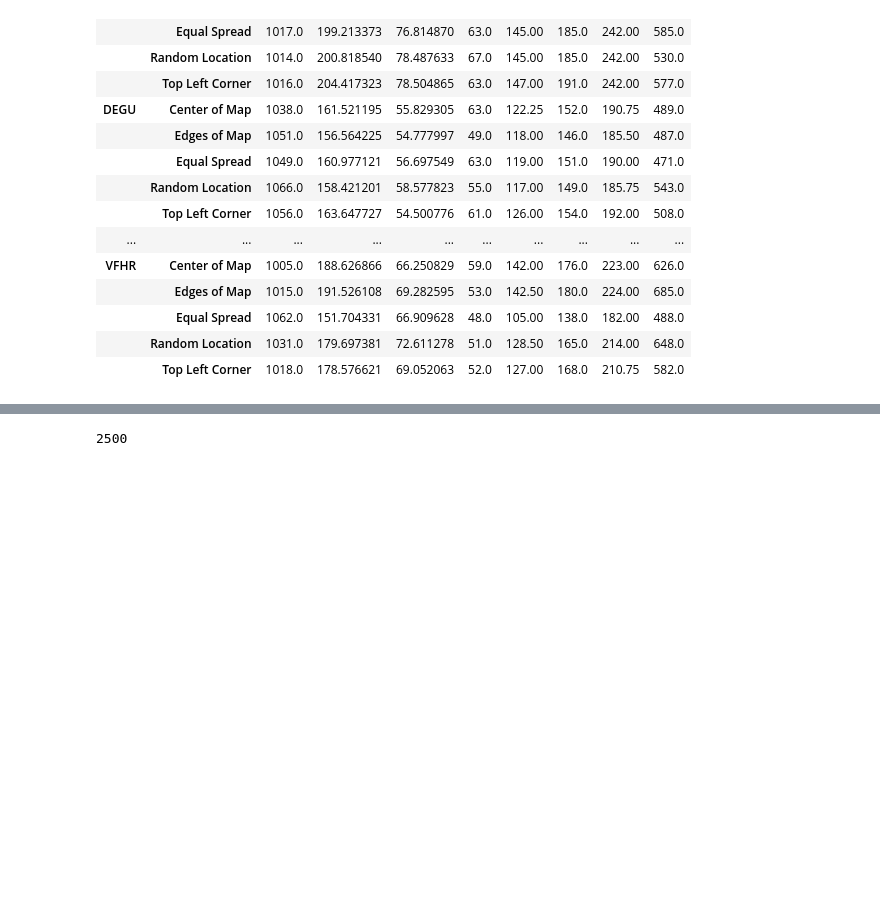
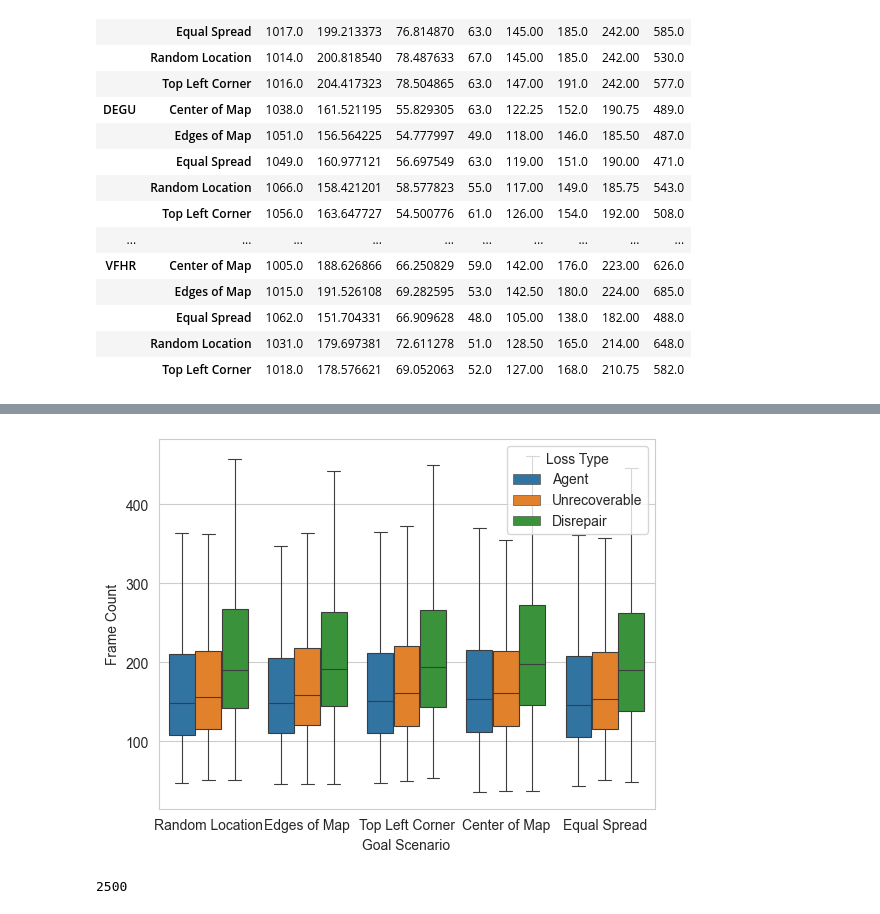
Before and after one commit to DIRECTLab/Multi_Agents_Area_Exploration, a Jupyter notebook: analysing_data/christopher_plottings/plots_updated.ipynb, the cells around one changed output, grey strips where cells are left out. Drawn from its saved outputs; the diff is of its cells as text; code cells hidden in the pictures; blank space fills up the shorter version.

```diff
--- a/analysing_data/christopher_plottings/plots_updated.ipynb
+++ b/analysing_data/christopher_plottings/plots_updated.ipynb
@@ -808,3 +914,20 @@ df_end_success[df_end_success['N Bots'] == 4].groupby(['M',"Goal Scenario"])['Fr
+# %%
+grd = sns.boxplot(
+    data = df_end_success[df_end_success['N Bots'] == 4],
+    y="Frame Count", x="Goal Scenario", hue="Loss Type",
+    showfliers=False,
+    # errorbar=("sd"),
+    # errwidth=1.5,
+    # capsize=.04,
+    # errcolor=".4",
+    linewidth=0.8,
+
+    # order=result['M'],/
+
+
+)
+# %% [output]
+[figure, added]
 # %%
 Area_max = df_all['Rows'].iloc[0] * df_all['Cols'].iloc[0]
 Area_max
```
Also changed, not shown: parts of 4 cells of this notebook.
